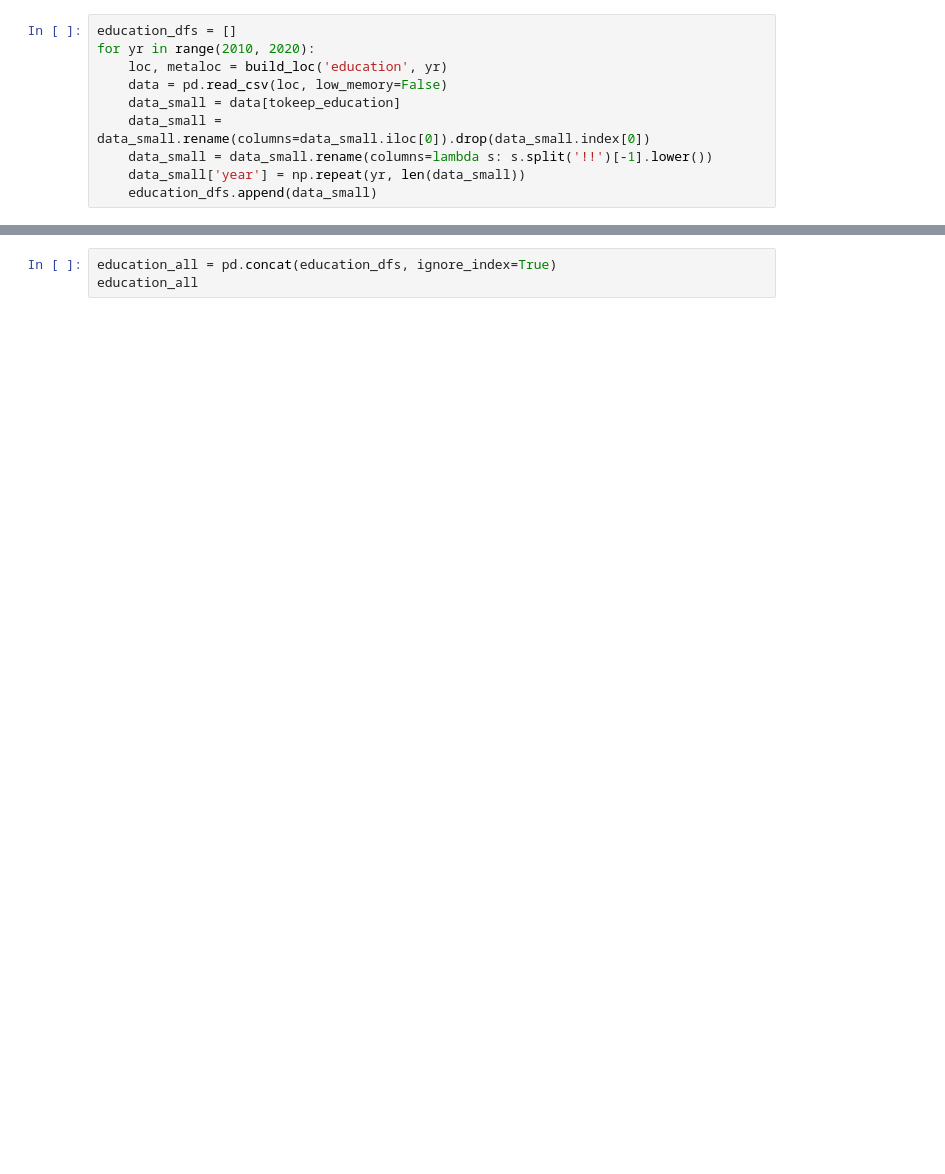
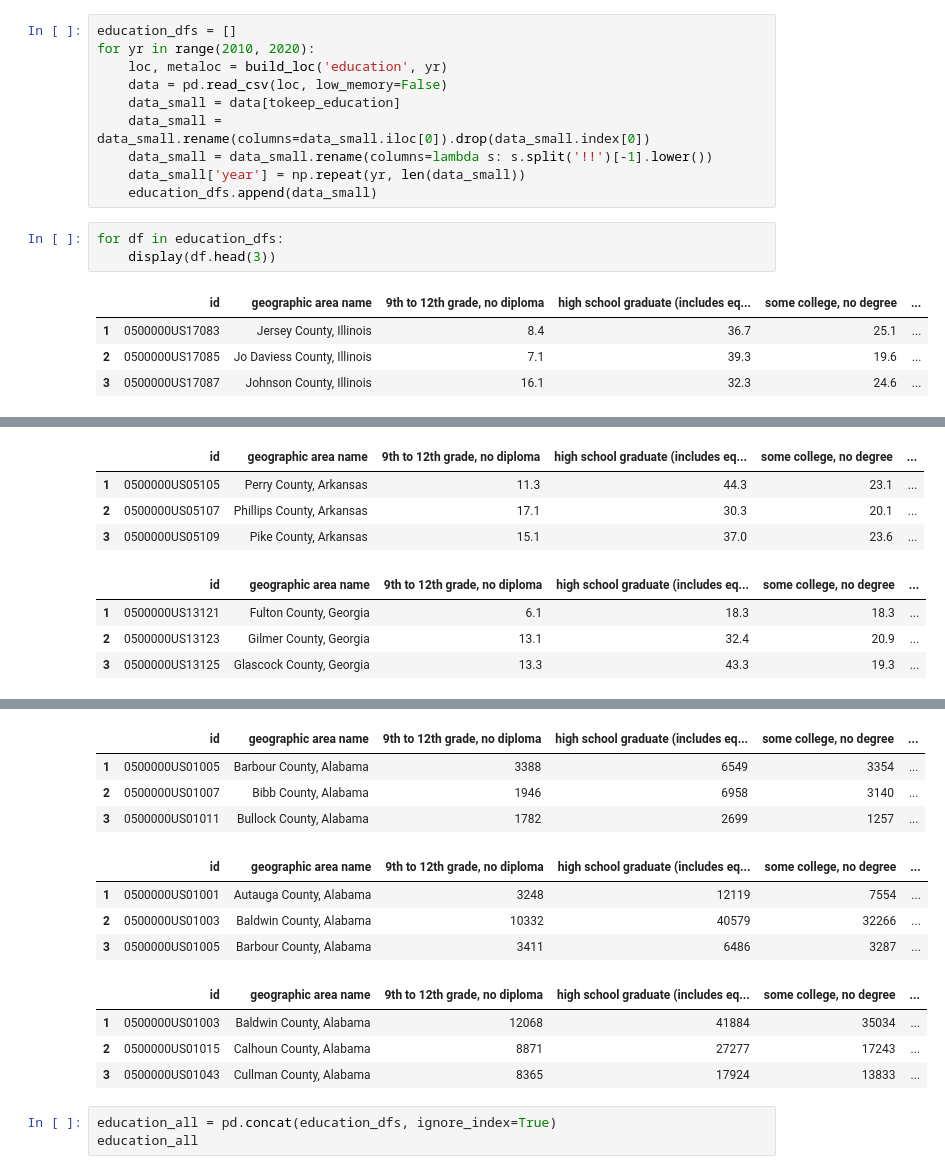
Before and after one commit to samaygarg/evprediction, a Jupyter notebook: cleaning/datacleaning_features.ipynb, the cells around one changed output, grey strips where cells are left out. Saved outputs shown, nothing was run; the diff lists cells and outputs as text; blank space fills up the shorter version.

```diff
--- a/cleaning/datacleaning_features.ipynb
+++ b/cleaning/datacleaning_features.ipynb
@@ -73,3 +73,11 @@ for yr in range(2010, 2020):
     data_small = data_small.rename(columns=lambda s: s.split('!!')[-1].lower())
     data_small['year'] = np.repeat(yr, len(data_small))
     education_dfs.append(data_small)
+# %%
+for df in education_dfs:
+    display(df.head(3))
+# %% [output]
+|  | id | geographic area name | 9th to 12th grade, no diploma | high school graduate (includes eq... | some college, no degree | ... |
+| 1 | 0500000US17083 | Jersey County, Illinois | 8.4 | 36.7 | 25.1 | ... |
+| 2 | 0500000US17085 | Jo Daviess County, Illinois | 7.1 | 39.3 | 19.6 | ... |
+| 3 | 0500000US17087 | Johnson County, Illinois | 16.1 | 32.3 | 24.6 | ... |
@@ -75,0 +88,8 @@ for yr in range(2010, 2020):
+|  | id | geographic area name | 9th to 12th grade, no diploma | high school graduate (includes eq... | some college, no degree | ... |
+| 1 | 0500000US05105 | Perry County, Arkansas | 11.3 | 44.3 | 23.1 | ... |
+| 2 | 0500000US05107 | Phillips County, Arkansas | 17.1 | 30.3 | 20.1 | ... |
+| 3 | 0500000US05109 | Pike County, Arkansas | 15.1 | 37.0 | 23.6 | ... |
+|  | id | geographic area name | 9th to 12th grade, no diploma | high school graduate (includes eq... | some college, no degree | ... |
+| 1 | 0500000US13121 | Fulton County, Georgia | 6.1 | 18.3 | 18.3 | ... |
+| 2 | 0500000US13123 | Gilmer County, Georgia | 13.1 | 32.4 | 20.9 | ... |
+| 3 | 0500000US13125 | Glascock County, Georgia | 13.3 | 43.3 | 19.3 | ... |
@@ -76,3 +108,15 @@ for yr in range(2010, 2020):
+|  | id | geographic area name | 9th to 12th grade, no diploma | high school graduate (includes eq... | some college, no degree | ... |
+| 1 | 0500000US01005 | Barbour County, Alabama | 3388 | 6549 | 3354 | ... |
+| 2 | 0500000US01007 | Bibb County, Alabama | 1946 | 6958 | 3140 | ... |
+| 3 | 0500000US01011 | Bullock County, Alabama | 1782 | 2699 | 1257 | ... |
+|  | id | geographic area name | 9th to 12th grade, no diploma | high school graduate (includes eq... | some college, no degree | ... |
+| 1 | 0500000US01001 | Autauga County, Alabama | 3248 | 12119 | 7554 | ... |
+| 2 | 0500000US01003 | Baldwin County, Alabama | 10332 | 40579 | 32266 | ... |
+| 3 | 0500000US01005 | Barbour County, Alabama | 3411 | 6486 | 3287 | ... |
+|  | id | geographic area name | 9th to 12th grade, no diploma | high school graduate (includes eq... | some college, no degree | ... |
+| 1 | 0500000US01003 | Baldwin County, Alabama | 12068 | 41884 | 35034 | ... |
+| 2 | 0500000US01015 | Calhoun County, Alabama | 8871 | 27277 | 17243 | ... |
+| 3 | 0500000US01043 | Cullman County, Alabama | 8365 | 17924 | 13833 | ... |
 # %%
 education_all = pd.concat(education_dfs, ignore_index=True)
 education_all
```
Also changed, not shown: parts of 1 cell of this notebook, 4 other files.
